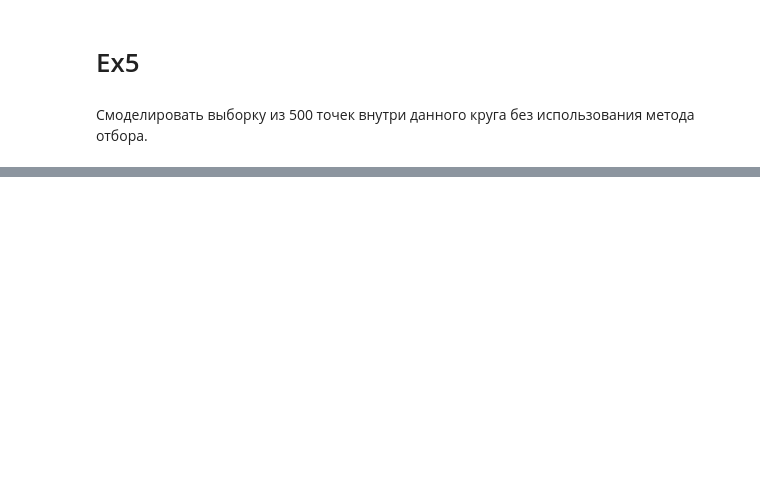
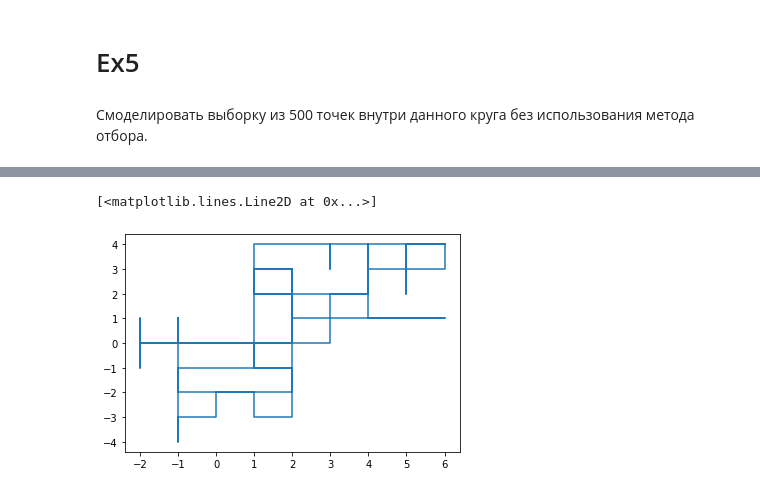
Before and after one commit to isakovaAR/homework, a Jupyter notebook: homework5.ipynb, the cells around one changed output, grey strips where cells are left out. Saved outputs shown, nothing was run; the diff lists cells and outputs as text; code cells hidden in the pictures; blank space fills up the shorter version.

```diff
--- a/homework5.ipynb
+++ b/homework5.ipynb
@@ -132,0 +160,16 @@ plt.show()
+# %%
+n = 100
+firstind = np.random.choice(np.arange(n), n//2, replace = False)
+secondind = np.random.choice(np.arange(n), n//2, replace = False)
+f = np.ones(n)
+f[firstind] = -1;
+s = np.ones(n)
+s[secondind] = -1;
+first = np.cumsum(f)
+second = np.cumsum(s)
+x = (first + second)/2
+y = (first - second)/2
+plt.plot(x,y)
+# %% [output]
+[<matplotlib.lines.Line2D at 0x...>]
+[figure, added]
```
Also changed, not shown: parts of 19 cells of this notebook.
